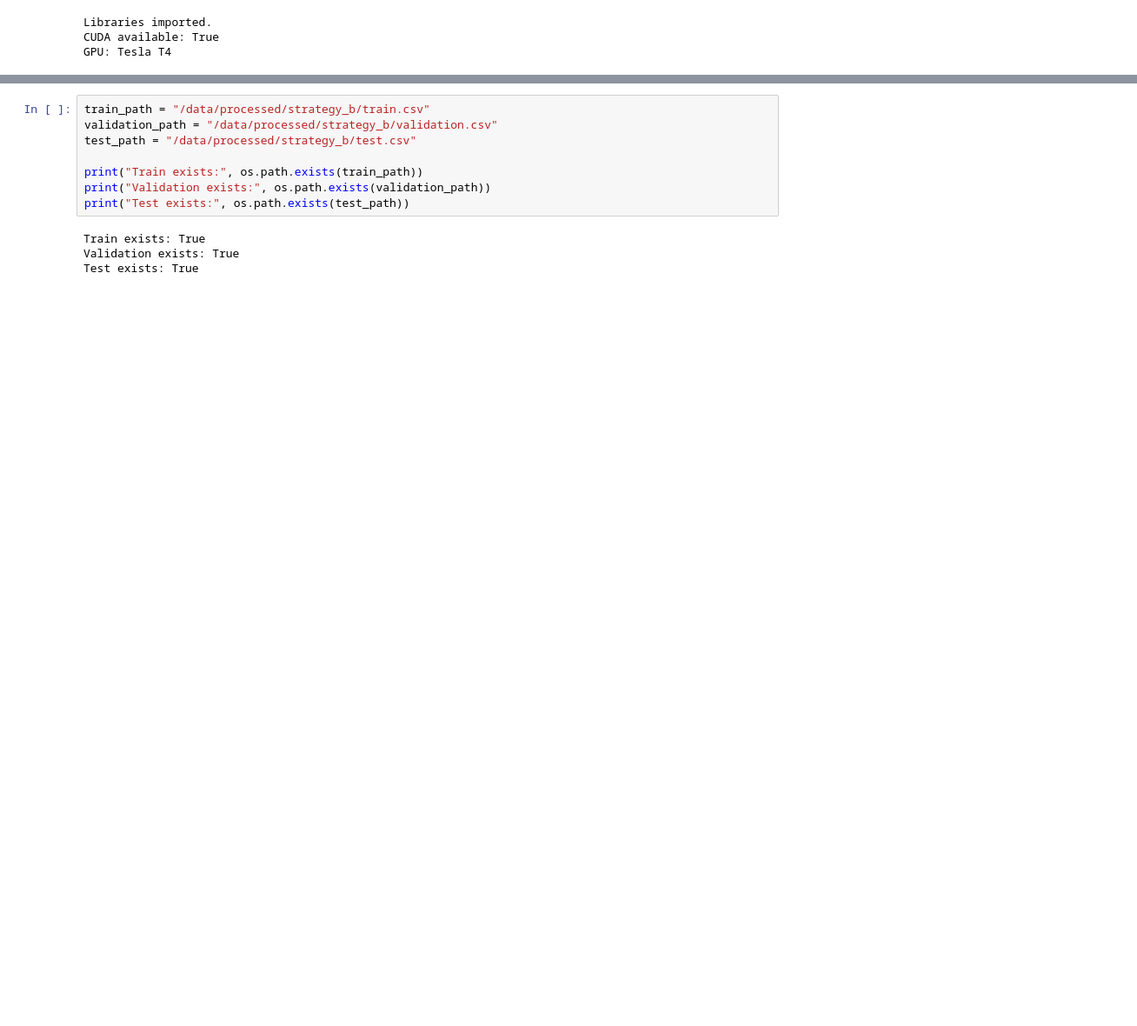
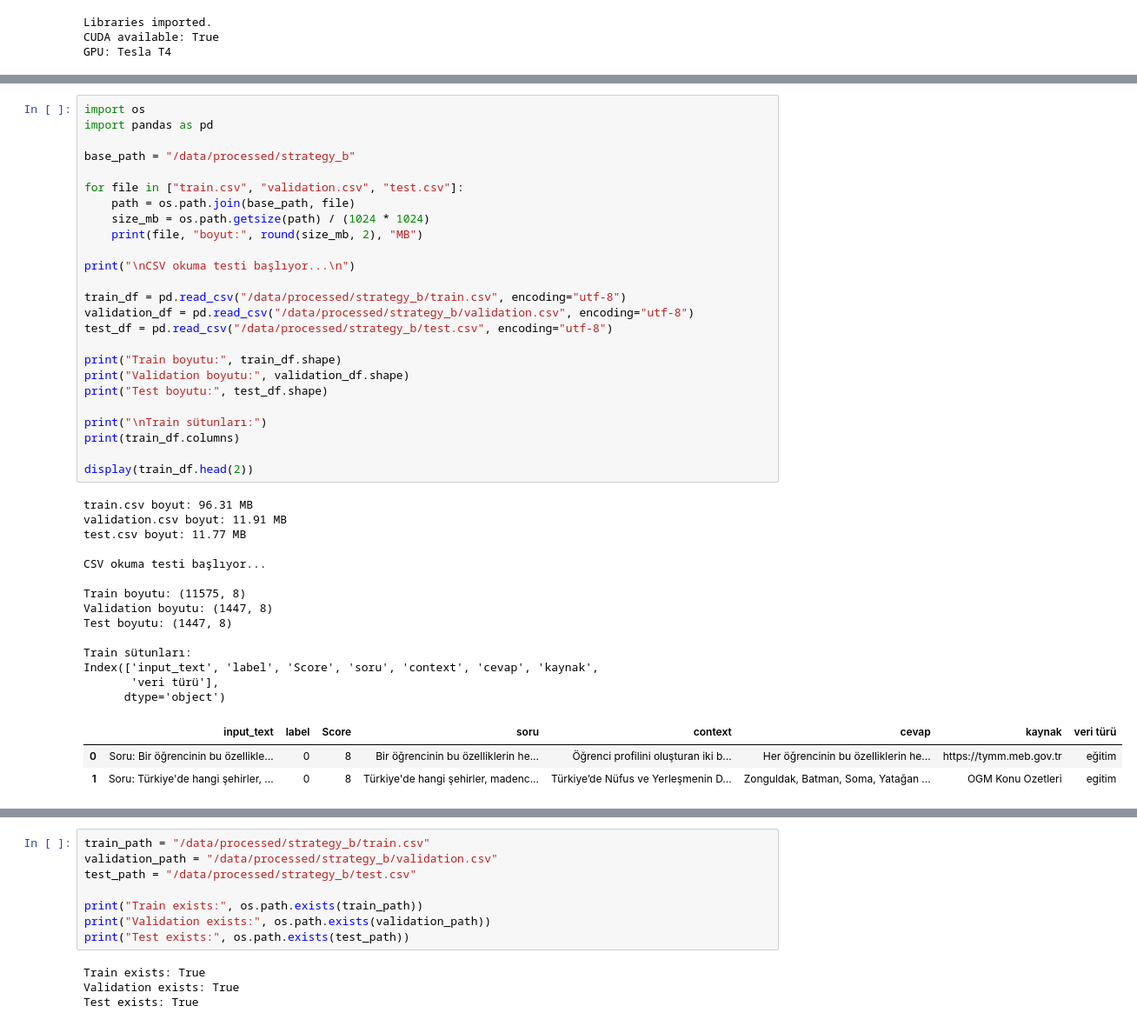
Before and after one commit to gencnis/turkish-answer-quality-slm, a Jupyter notebook: notebooks/10_finetune_tinyllama.ipynb, the cells around one changed output, grey strips where cells are left out. Shown at 87% size. Saved outputs shown, nothing was run; the diff lists cells and outputs as text; blank space fills up the shorter version.

```diff
--- a/notebooks/10_finetune_tinyllama.ipynb
+++ b/notebooks/10_finetune_tinyllama.ipynb
@@ -47,0 +98,43 @@ GPU: Tesla T4
+# %%
+import os
+import pandas as pd
+
+base_path = "/data/processed/strategy_b"
+
+for file in ["train.csv", "validation.csv", "test.csv"]:
+    path = os.path.join(base_path, file)
+    size_mb = os.path.getsize(path) / (1024 * 1024)
+    print(file, "boyut:", round(size_mb, 2), "MB")
+
+print("\nCSV okuma testi başlıyor...\n")
+
+train_df = pd.read_csv("/data/processed/strategy_b/train.csv", encoding="utf-8")
+validation_df = pd.read_csv("/data/processed/strategy_b/validation.csv", encoding="utf-8")
+test_df = pd.read_csv("/data/processed/strategy_b/test.csv", encoding="utf-8")
+
+print("Train boyutu:", train_df.shape)
+print("Validation boyutu:", validation_df.shape)
+print("Test boyutu:", test_df.shape)
+
+print("\nTrain sütunları:")
+print(train_df.columns)
+
+display(train_df.head(2))
+# %% [output]
+train.csv boyut: 96.31 MB
+validation.csv boyut: 11.91 MB
+test.csv boyut: 11.77 MB
+
+CSV okuma testi başlıyor...
+
+Train boyutu: (11575, 8)
+Validation boyutu: (1447, 8)
+Test boyutu: (1447, 8)
+
+Train sütunları:
+Index(['input_text', 'label', 'Score', 'soru', 'context', 'cevap', 'kaynak',
+       'veri türü'],
+      dtype='object')
+|  | input_text | label | Score | soru | context | cevap | kaynak | veri türü |
+| 0 | Soru: Bir öğrencinin bu özellikle... | 0 | 8 | Bir öğrencinin bu özelliklerin he... | Öğrenci profilini oluşturan iki b... | Her öğrencinin bu özelliklerin he... | https://tymm.meb.gov.tr | eğitim |
+| 1 | Soru: Türkiye'de hangi şehirler, ... | 0 | 8 | Türkiye'de hangi şehirler, madenc... | Türkiye’de Nüfus ve Yerleşmenin D... | Zonguldak, Batman, Soma, Yatağan ... | OGM Konu Ozetleri | egitim |
```
Also changed, not shown: parts of 28 cells of this notebook, 2 other files.
